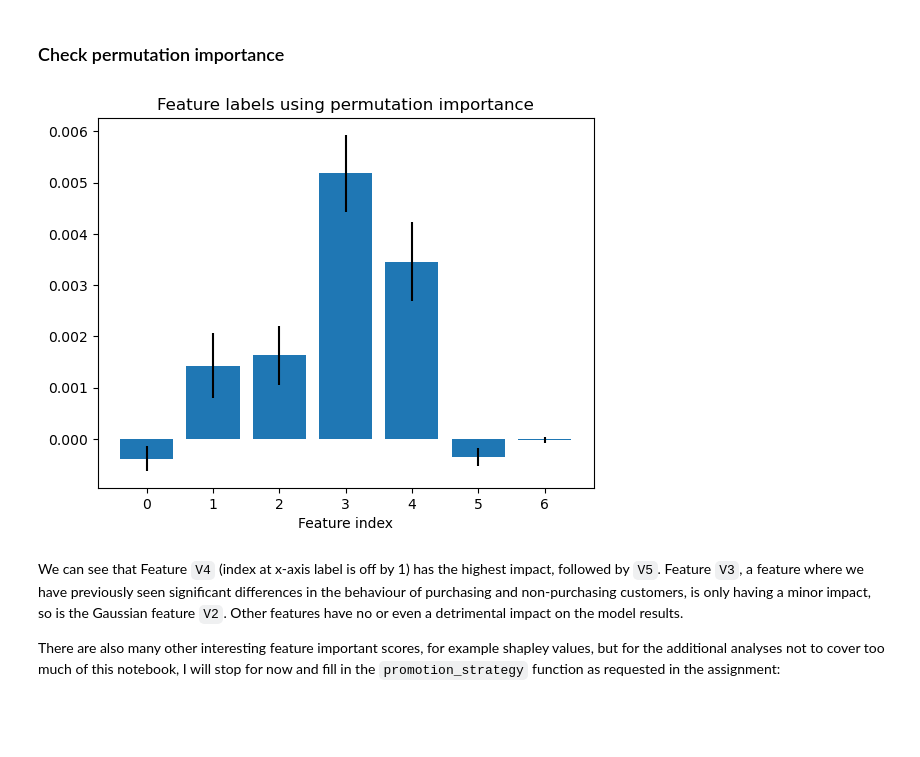
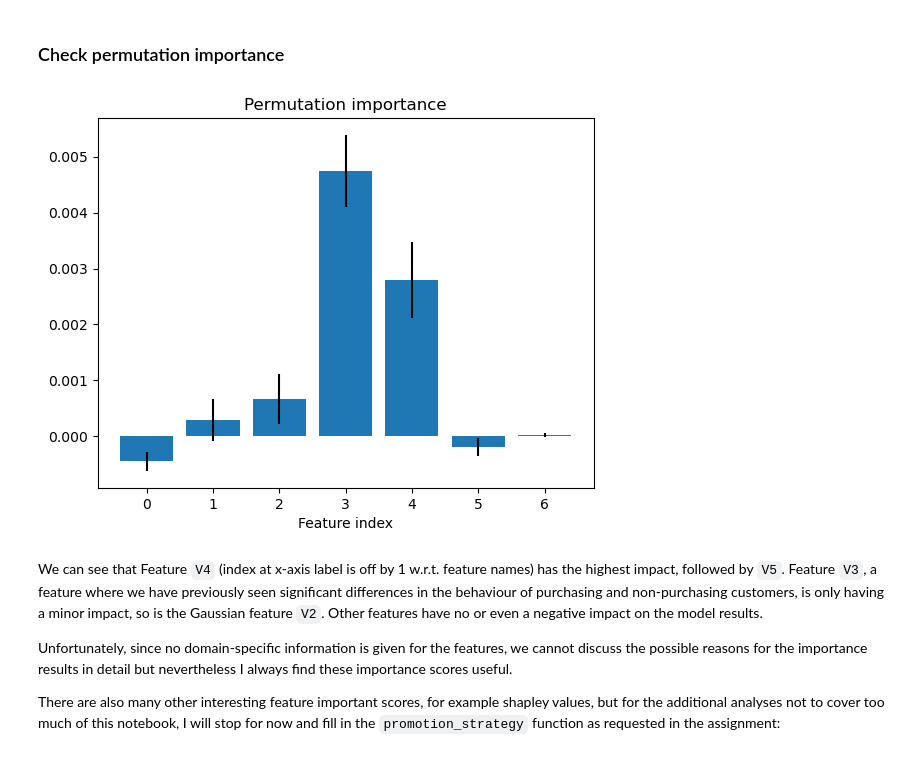
Before and after one commit to loeschet/starbucks_exercise, a Jupyter notebook: Starbucks.ipynb, the cells around one changed output. Saved outputs shown, nothing was run; the diff lists cells and outputs as text; code cells hidden in the pictures; blank space fills up the shorter version.

```diff
--- a/Starbucks.ipynb
+++ b/Starbucks.ipynb
@@ -504,4 +509,7 @@ def run_evaluation(model, X, set="train"):
     plt.show()
     plt.close()
 
-    print(f"Maximum NIR is: {np.max(nir):.2f}")
+    print(f"Maximum NIR is: {np.max(nir):.2f} at threshold"
+          f" of model output {thresholds[np.argmax(nir)]:.3f}")
+
+    print(f"IRR at maximum NIR: {(irr[np.argmax(nir)]*100):.2f}%")
@@ -507,0 +518,2 @@ def run_evaluation(model, X, set="train"):
+# %%
+run_evaluation(model, x_train, set="train")
@@ -543,4 +591,5 @@ class_weights_train = dict(zip(np.unique(y_train_treat),
 
 cat_model = CatBoostClassifier(task_type="GPU",
                                class_weights=class_weights_train,
-                               depth=10, iterations=6000)
+                               depth=10, iterations=1000,
+                               )
@@ -547,3 +598,5 @@ cat_model = CatBoostClassifier(task_type="GPU",
 # %%
-cat_model.fit(x_train_treat, y_train_treat)
+cat_model.fit(x_train_treat, y_train_treat,
+              eval_set=(x_test_treat, y_test_treat),
+              use_best_model=True)
 # %% [output]
@@ -650,16 +704,18 @@ def permutation_importances(model, X, y, metric, iterations=10):
 # %%
 imp_tmp, imp_tmp_std = permutation_importances(
     cat_model, x_test_treat, y_test_treat, log_loss,
     iterations=500)
 
 plt.bar(range(len(imp_tmp)), height=imp_tmp, yerr=imp_tmp_std)
-plt.title("Feature labels using permutation importance")
+plt.title("Permutation importance")
 plt.xlabel("Feature index")
 plt.show()
 plt.close()
 # %% [output]
-[figure, old version]
+[figure, new version]
 # %% [markdown]
-We can see that Feature `V4` (index at x-axis label is off by 1) has the highest impact, followed by `V5`. Feature `V3`, a feature where we have previously seen significant differences in the behaviour of purchasing and non-purchasing customers, is only having a minor impact, so is the Gaussian feature `V2`. Other features have no or even a detrimental impact on the model results.
+We can see that Feature `V4` (index at x-axis label is off by 1 w.r.t. feature names) has the highest impact, followed by `V5`. Feature `V3`, a feature where we have previously seen significant differences in the behaviour of purchasing and non-purchasing customers, is only having a minor impact, so is the Gaussian feature `V2`. Other features have no or even a negative impact on the model results.
+
+Unfortunately, since no domain-specific information is given for the features, we cannot discuss the possible reasons for the importance results in detail but nevertheless I always find these importance scores useful.
 
 There are also many other interesting feature important scores, for example shapley values, but for the additional analyses not to cover too much of this notebook, I will stop for now and fill in the `promotion_strategy` function as requested in the assignment:
```
Also changed, not shown: parts of 23 cells of this notebook.
